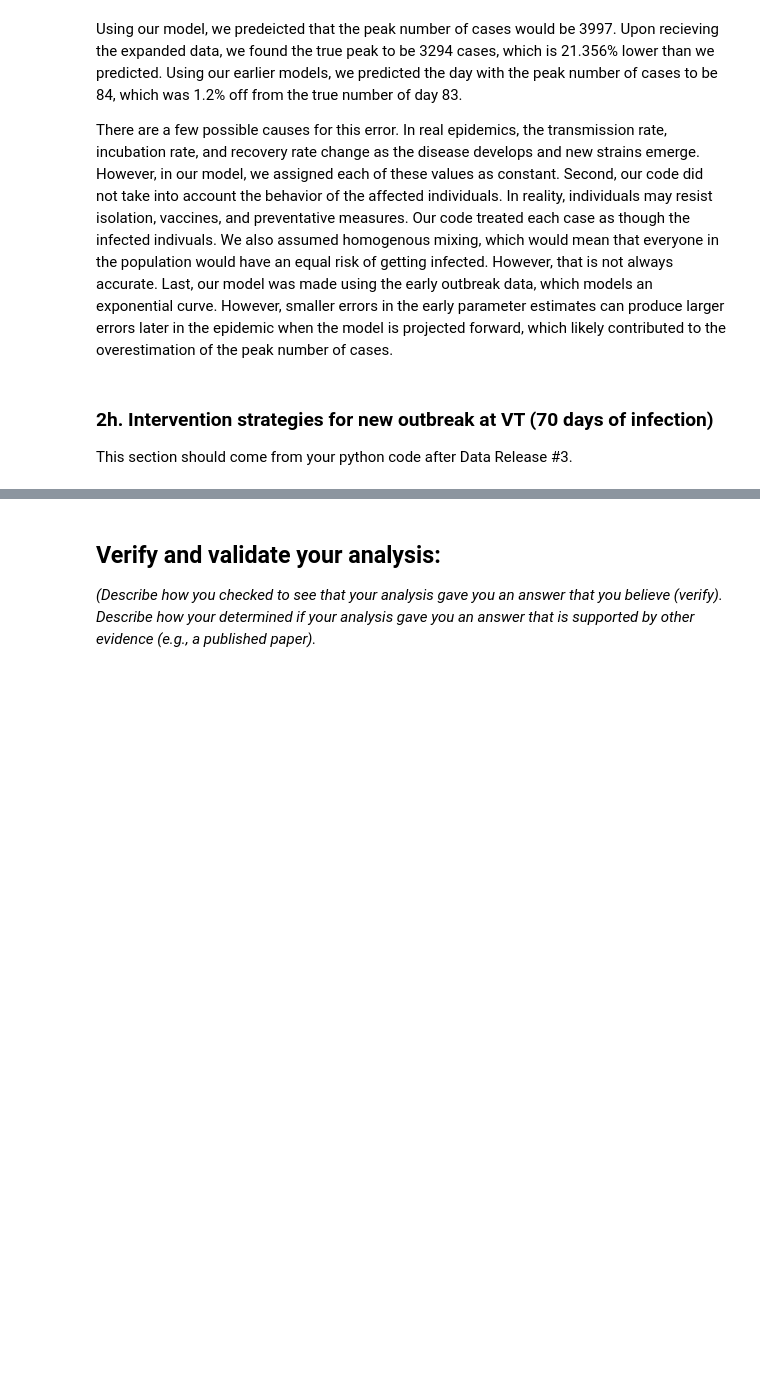
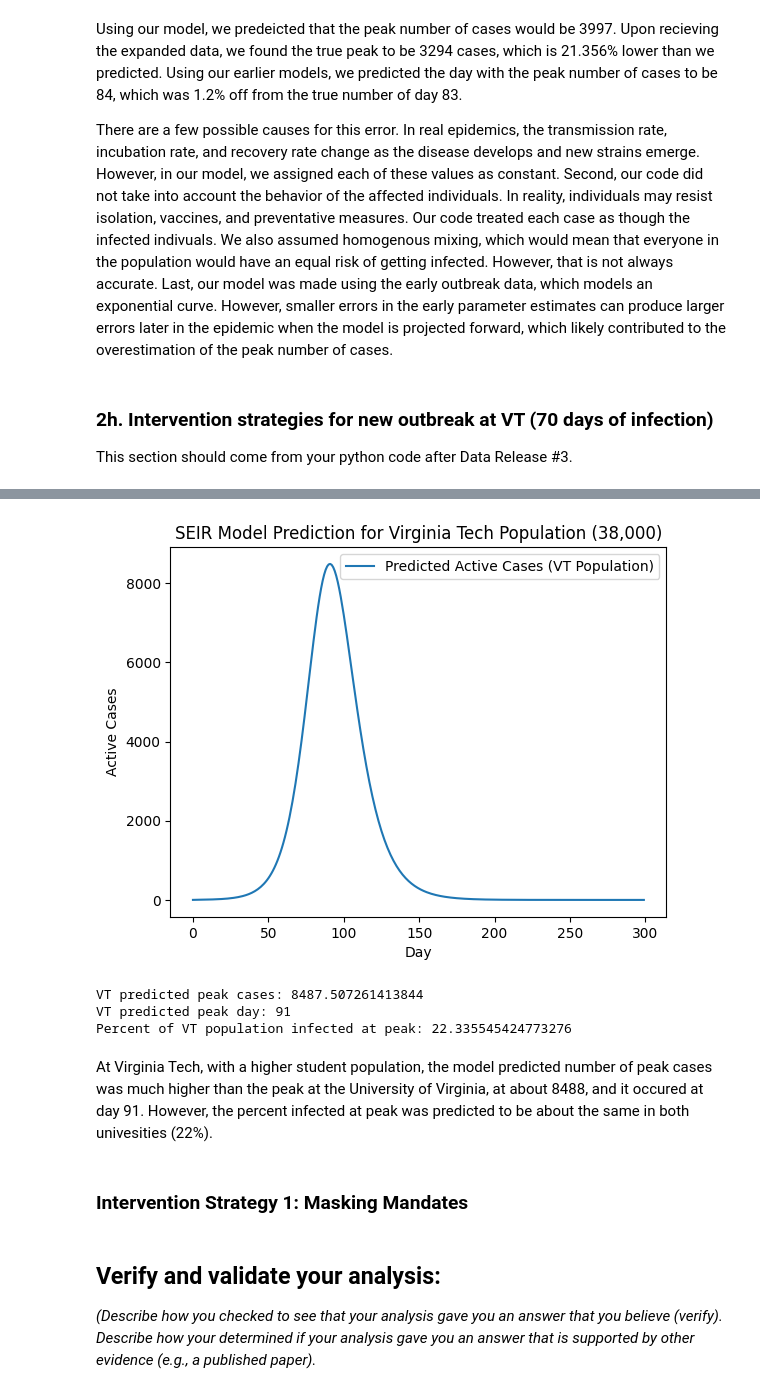
Before and after one commit to kiranspencer9/Module-2-Epidemics-SIR-Modeling, a Jupyter notebook: Notebook examples/Template_student_final_notebook.ipynb, the cells around one changed output, grey strips where cells are left out. Cells and saved outputs as stored; diff of their text form; code cells hidden in the pictures; blank space fills up the shorter version.

Commit message:
VT baseline -Kiran
added code to show the VT baseline model based on SEIR - Kiran

```diff
--- a/Notebook examples/Template_student_final_notebook.ipynb
+++ b/Notebook examples/Template_student_final_notebook.ipynb
@@ -453,3 +456,60 @@ This section should come from your python code after Data Release #3.
+# %%
+# Virginia Tech population
+N_VT = 38000
+
+# Initial conditions
+I0_VT = 1
+E0_VT = 5
+R0_VT = 0
+S0_VT = N_VT - I0_VT - E0_VT - R0_VT
+
+# Timepoints for longer simulation
+timepoints_VT = np.arange(0, 300, 1)
+
+# Run SEIR model with same optimized parameters
+S_VT, E_VT, I_VT, R_VT = run_SEIR(
+    best_beta,
+    best_sigma,
+    best_gamma,
+    S0_VT,
+    E0_VT,
+    I0_VT,
+    R0_VT,
+    timepoints_VT,
+    N_VT
+)
+
+# Plot the predicted active cases for the Virginia Tech population
+plt.figure()
+
+plt.plot(timepoints_VT, I_VT, label="Predicted Active Cases (VT Population)")
+
+plt.xlabel("Day")
+plt.ylabel("Active Cases")
+plt.title("SEIR Model Prediction for Virginia Tech Population (38,000)")
+plt.legend()
+
+plt.show()
+
+# Peak infections and day
+VT_peak_cases = np.max(I_VT)
+VT_peak_day = np.argmax(I_VT)
+
+print("VT predicted peak cases:", VT_peak_cases)
+print("VT predicted peak day:", VT_peak_day)
+
+# Percent of population infected at peak
+VT_peak_percent = (VT_peak_cases / N_VT) * 100
+print("Percent of VT population infected at peak:", VT_peak_percent)
+# %% [output]
+[figure, added]
+VT predicted peak cases: 8487.507261413844
+VT predicted peak day: 91
+Percent of VT population infected at peak: 22.335545424773276
+# %% [markdown]
+At Virginia Tech, with a higher student population, the model predicted number of peak cases was much higher than the peak at the University of Virginia, at about 8488, and it occured at day 91. However, the percent infected at peak was predicted to be about the same in both univesities (22%).
+# %% [markdown]
+### Intervention Strategy 1: Masking Mandates
 # %% [markdown]
 ## Verify and validate your analysis:
 
```
Also changed, not shown: parts of 1 cell of this notebook.
